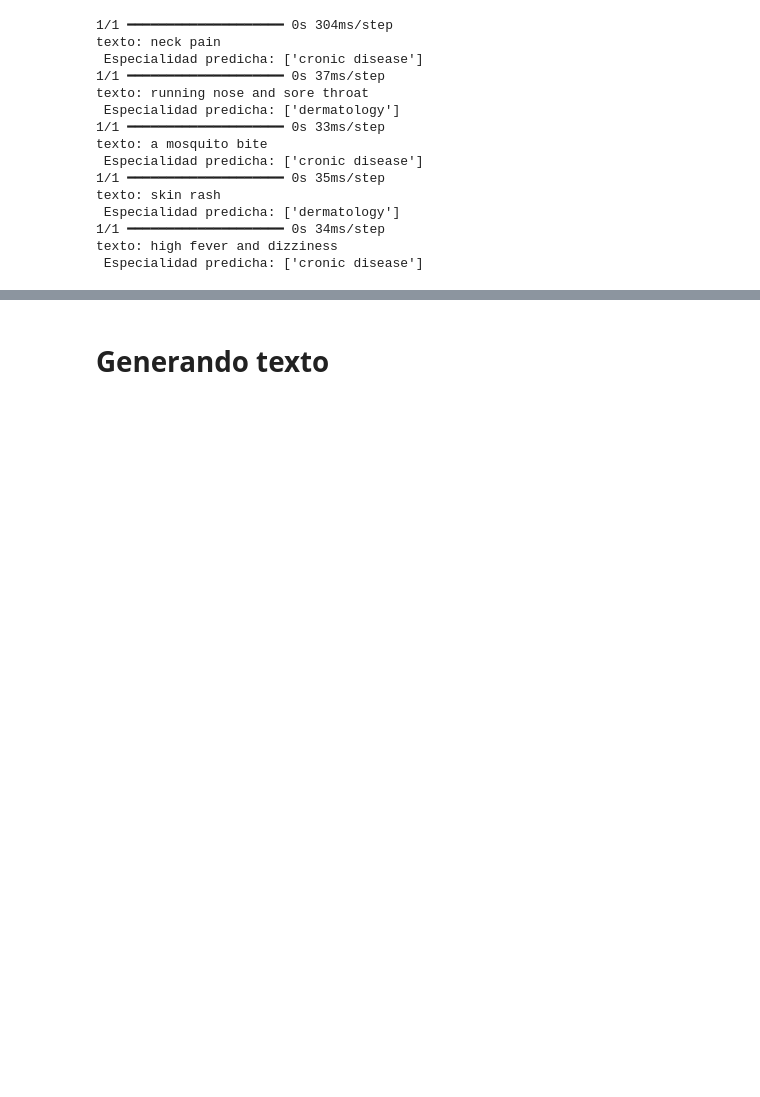
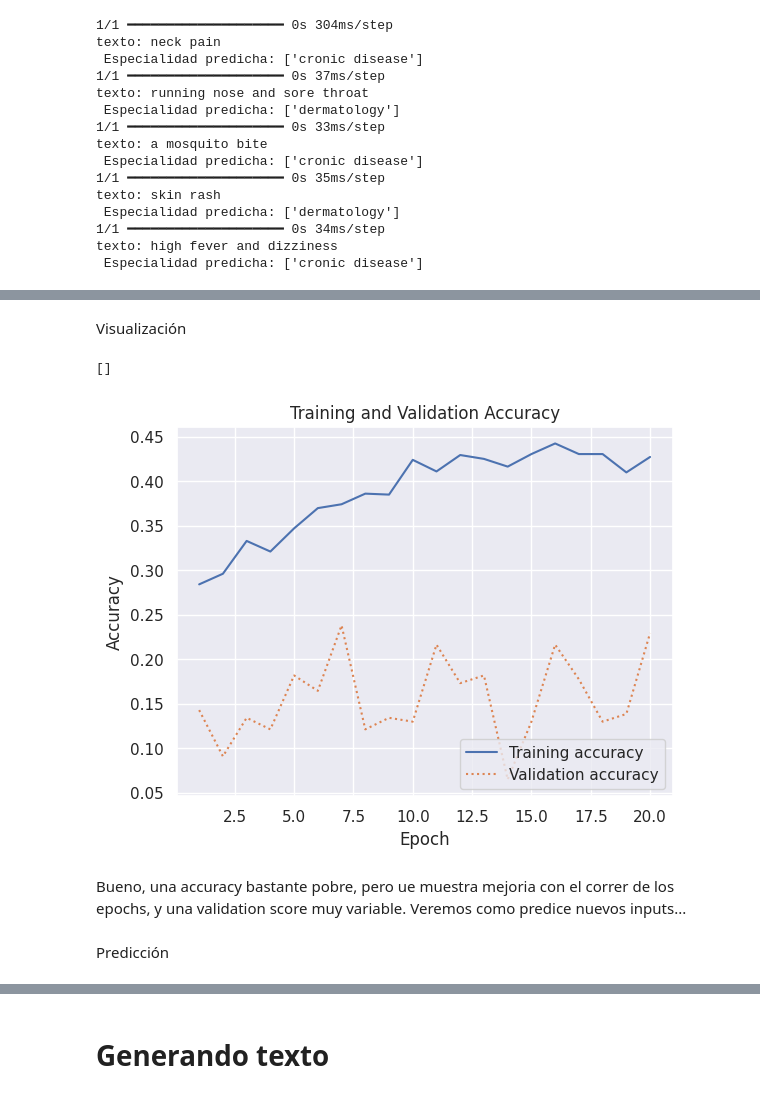
Before and after one commit to LuisaBeccar/proyecto_nlp, a Jupyter notebook: TP_DCIII_LuisaBeccarVarela_nlp_.ipynb, the cells around one changed output, grey strips where cells are left out. Saved outputs shown, nothing was run; the diff lists cells and outputs as text; code cells hidden in the pictures; blank space fills up the shorter version.

```diff
--- a/TP_DCIII_LuisaBeccarVarela_nlp_.ipynb
+++ b/TP_DCIII_LuisaBeccarVarela_nlp_.ipynb
@@ -1696,0 +1700,15 @@ texto: high fever and dizziness
+# %%
+import tensorflow as tf
+from tensorflow.keras.preprocessing.text import Tokenizer
+from tensorflow.keras.preprocessing.sequence import pad_sequences
+
+x = df["symptoms_tokenized"]
+y = df['clasificacion_encoded']
+
+max_words = 20000 # maximo del corpus
+max_length = 500
+
+tokenizer = Tokenizer(num_words=max_words)
+tokenizer.fit_on_texts(x)
+sequences = tokenizer.texts_to_sequences(x)
+x = pad_sequences(sequences, maxlen=max_length)
@@ -1696,0 +1763,26 @@ texto: high fever and dizziness
+# %% [markdown]
+Visualización
+# %%
+import seaborn as sns
+import matplotlib.pyplot as plt
+%matplotlib inline
+sns.set()
+
+acc = histRNN.history['accuracy']
+val = histRNN.history['val_accuracy']
+epochs = range(1, len(acc) + 1)
+
+plt.plot(epochs, acc, '-', label='Training accuracy')
+plt.plot(epochs, val, ':', label='Validation accuracy')
+plt.title('Training and Validation Accuracy')
+plt.xlabel('Epoch')
+plt.ylabel('Accuracy')
+plt.legend(loc='lower right')
+plt.plot()
+# %% [output]
+[]
+[figure, added]
+# %% [markdown]
+ Bueno, una accuracy bastante pobre, pero ue muestra mejoria con el correr de los epochs, y una validation score muy variable. Veremos como predice nuevos inputs...
+# %% [markdown]
+Predicción
```
Also changed, not shown: parts of 6 cells of this notebook.
